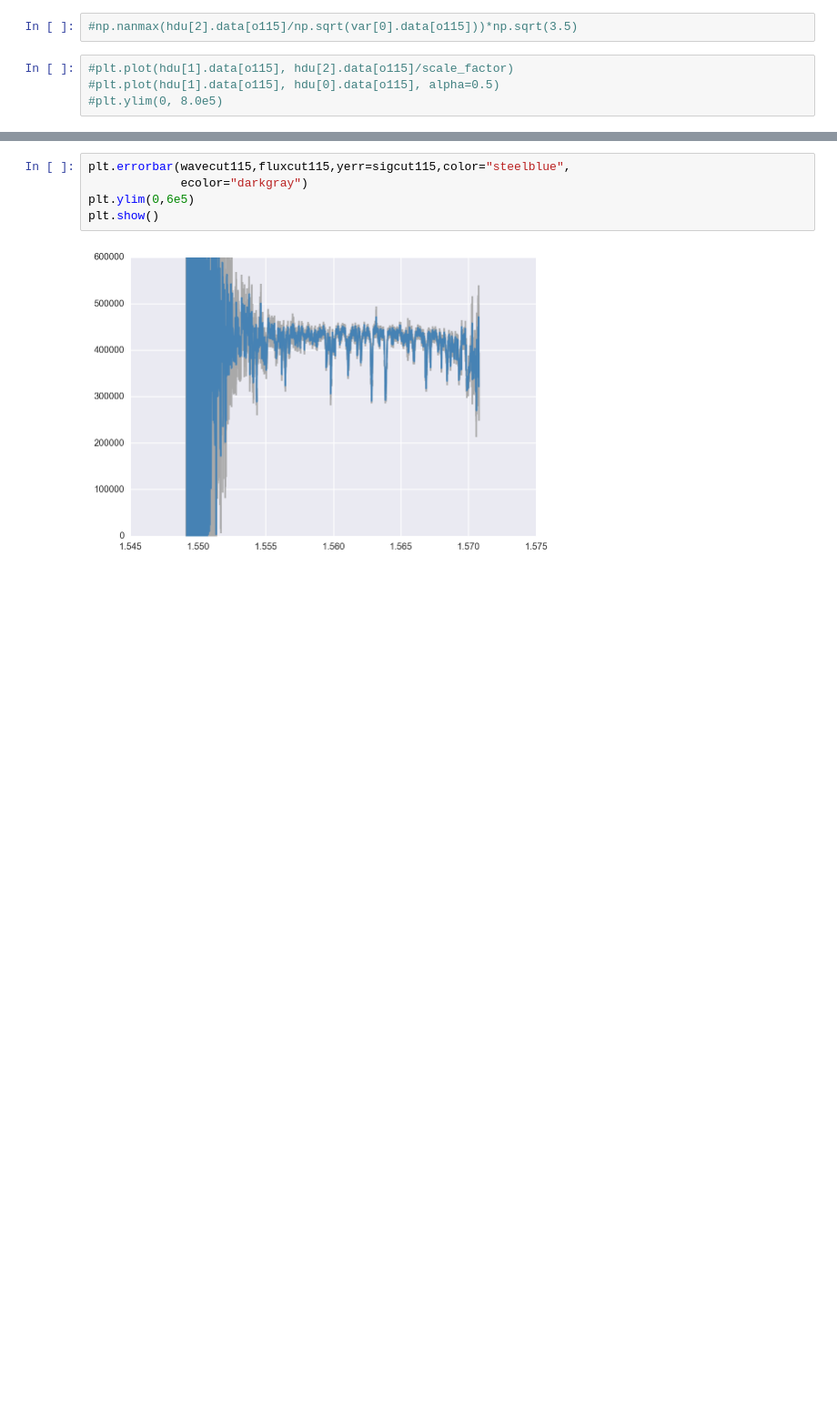
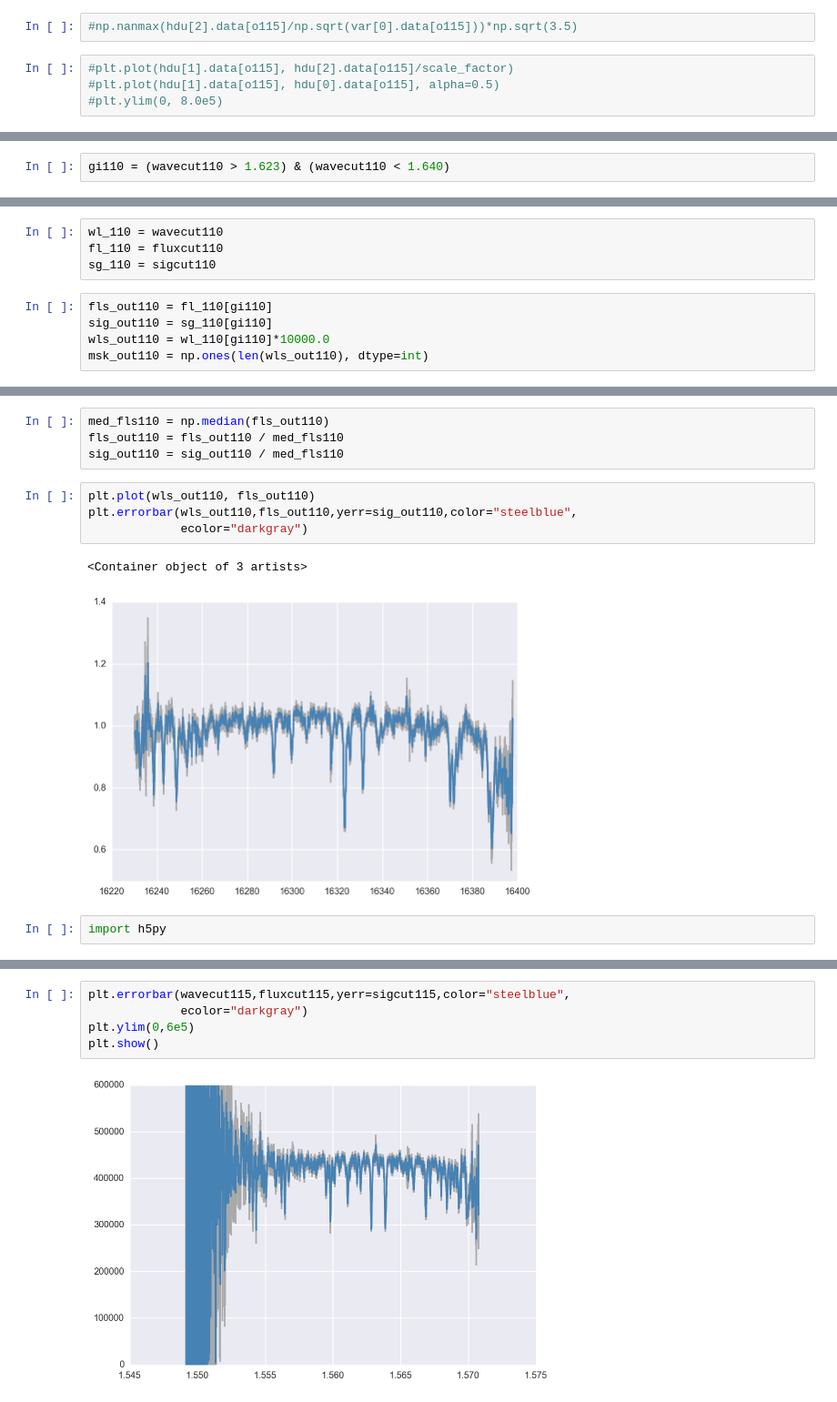
Before and after one commit to BrownDwarf/subsub, a Jupyter notebook: notebooks/subsub_checking_new_data.ipynb, the cells around one changed output, grey strips where cells are left out. Shown: that part at 91% size. Cells and saved outputs as stored; diff of their text form; blank space fills up the shorter version.

```diff
--- a/notebooks/subsub_checking_new_data.ipynb
+++ b/notebooks/subsub_checking_new_data.ipynb
@@ -122,0 +134,2 @@ plt.show()
+# %%
+gi110 = (wavecut110 > 1.623) & (wavecut110 < 1.640)
@@ -122,0 +140,9 @@ plt.show()
+# %%
+wl_110 = wavecut110
+fl_110 = fluxcut110
+sg_110 = sigcut110
+# %%
+fls_out110 = fl_110[gi110]
+sig_out110 = sg_110[gi110]
+wls_out110 = wl_110[gi110]*10000.0
+msk_out110 = np.ones(len(wls_out110), dtype=int)
@@ -122,0 +151,13 @@ plt.show()
+# %%
+med_fls110 = np.median(fls_out110)
+fls_out110 = fls_out110 / med_fls110
+sig_out110 = sig_out110 / med_fls110
+# %%
+plt.plot(wls_out110, fls_out110)
+plt.errorbar(wls_out110,fls_out110,yerr=sig_out110,color="steelblue",
+             ecolor="darkgray")
+# %% [output]
+<Container object of 3 artists>
+[figure, added]
+# %%
+import h5py
```
Also changed, not shown: parts of 40 cells of this notebook.
